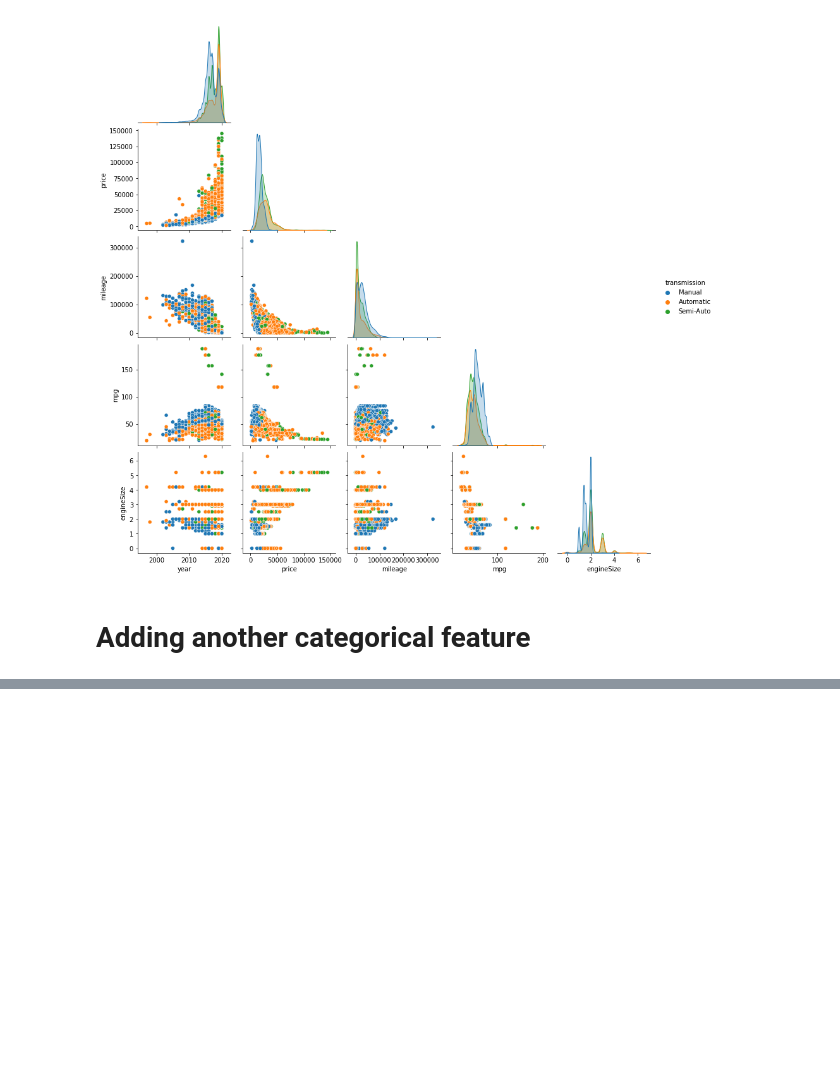
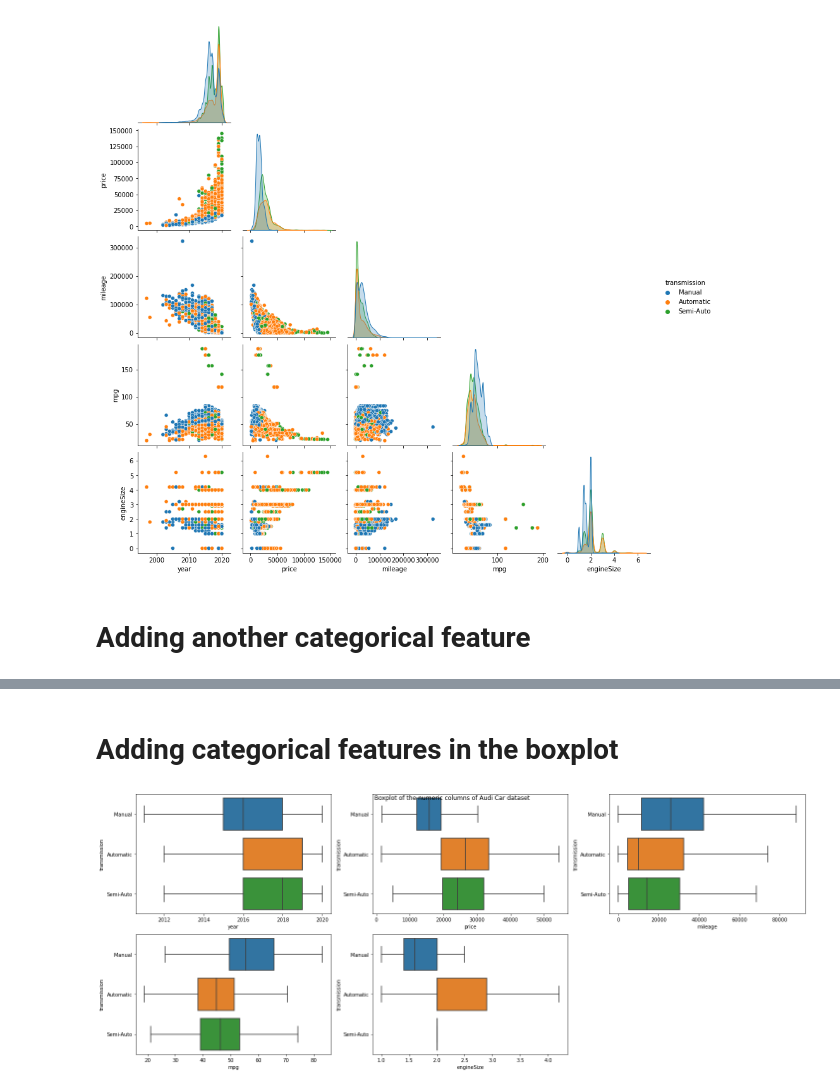
Before and after one commit to JewelEdu/audi_used_car_analysis, a Jupyter notebook: audi_used_car_EDA.ipynb, the cells around one changed output, grey strips where cells are left out. Saved outputs shown, nothing was run; the diff lists cells and outputs as text; code cells hidden in the pictures; blank space fills up the shorter version.

```diff
--- a/audi_used_car_EDA.ipynb
+++ b/audi_used_car_EDA.ipynb
@@ -177,0 +230,14 @@ plt.show()
+# %% [markdown]
+# **Adding categorical features in the boxplot**
+# %%
+plt.figure(figsize=(20,8)) # width, height
+
+for index in range(len(num_cols)):
+    plt.subplot(2,3,index+1)
+    sns.boxplot(x=num_cols[index], data=df, showfliers=False, y=df["transmission"])
+
+plt.suptitle("Boxplot of the numeric columns of Audi Car dataset")
+plt.tight_layout()
+plt.show()
+# %% [output]
+[figure, added]
```
Also changed, not shown: parts of 19 cells of this notebook.
